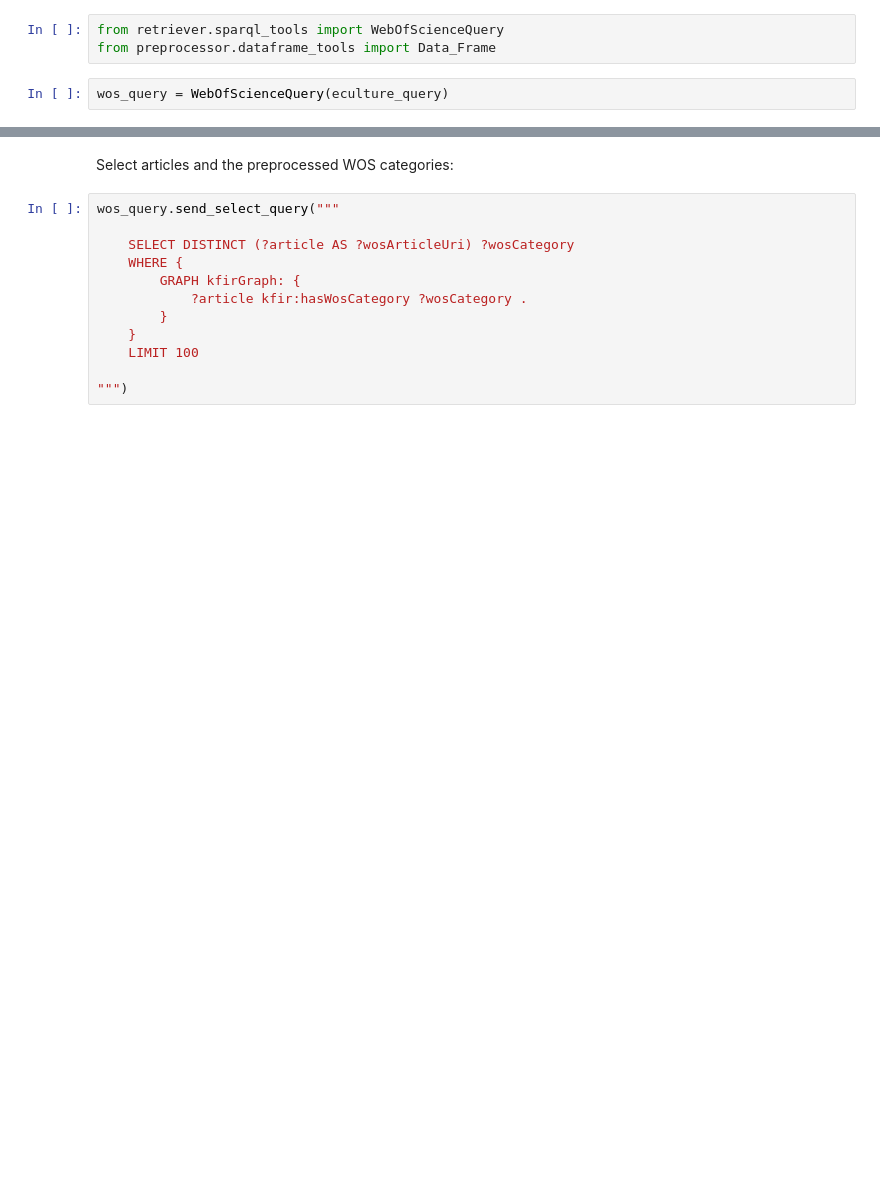
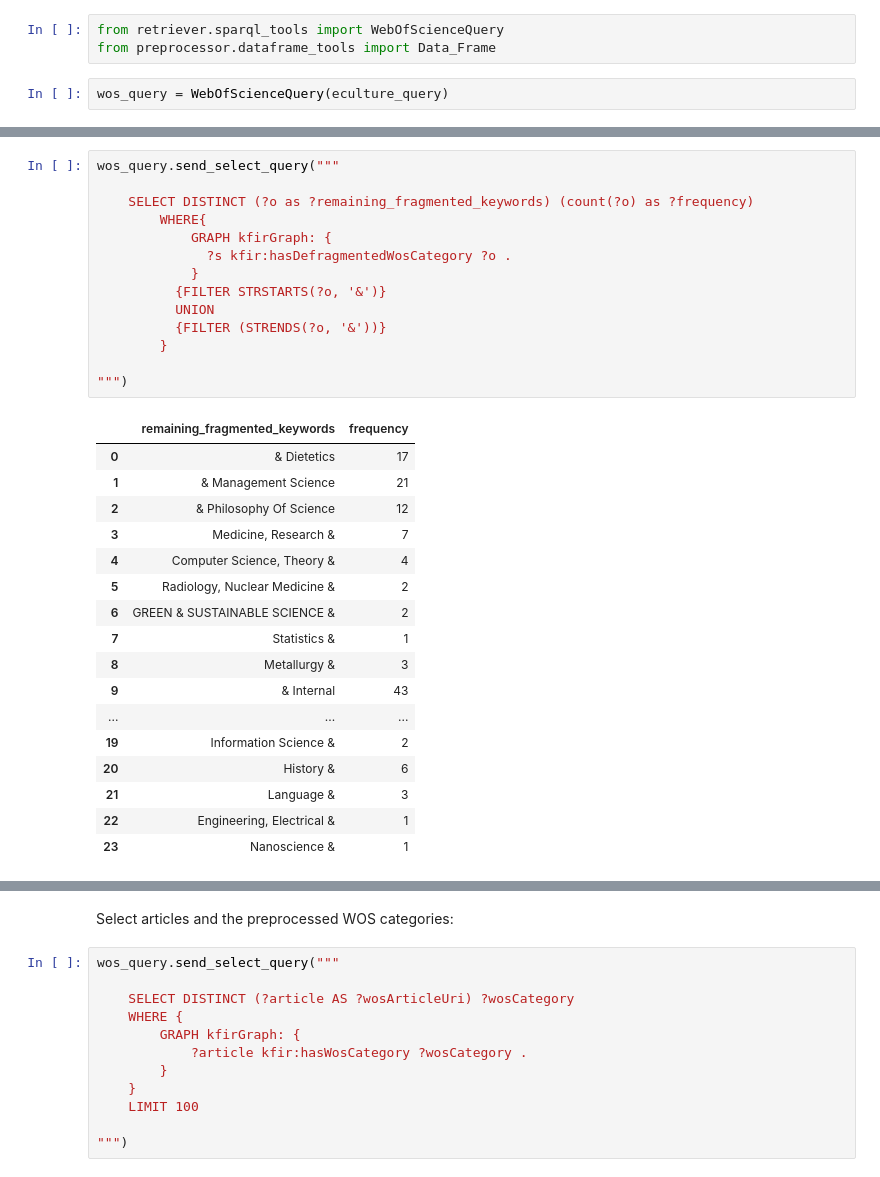
Before and after one commit to clokman/KFIR, a Jupyter notebook: notebooks/KFIR.ipynb, the cells around one changed output, grey strips where cells are left out. Cells and saved outputs as stored; diff of their text form; blank space fills up the shorter version.

```diff
--- a/notebooks/KFIR.ipynb
+++ b/notebooks/KFIR.ipynb
@@ -1398,0 +1578,32 @@ The operation currently stops at 81 percent. This needs to be investigated.
+# %%
+wos_query.send_select_query("""
+
+    SELECT DISTINCT (?o as ?remaining_fragmented_keywords) (count(?o) as ?frequency)
+        WHERE{
+            GRAPH kfirGraph: {
+              ?s kfir:hasDefragmentedWosCategory ?o .
+            }
+          {FILTER STRSTARTS(?o, '&')}
+          UNION
+          {FILTER (STRENDS(?o, '&'))}
+        }
+
+""")
+# %% [output]
+|  | remaining_fragmented_keywords | frequency |
+| 0 | & Dietetics | 17 |
+| 1 | & Management Science | 21 |
+| 2 | & Philosophy Of Science | 12 |
+| 3 | Medicine, Research & | 7 |
+| 4 | Computer Science, Theory & | 4 |
+| 5 | Radiology, Nuclear Medicine & | 2 |
+| 6 | GREEN & SUSTAINABLE SCIENCE & | 2 |
+| 7 | Statistics & | 1 |
+| 8 | Metallurgy & | 3 |
+| 9 | & Internal | 43 |
+| ... | ... | ... |
+| 19 | Information Science & | 2 |
+| 20 | History & | 6 |
+| 21 | Language & | 3 |
+| 22 | Engineering, Electrical & | 1 |
+| 23 | Nanoscience & | 1 |
```
Also changed, not shown: parts of 24 cells of this notebook.
